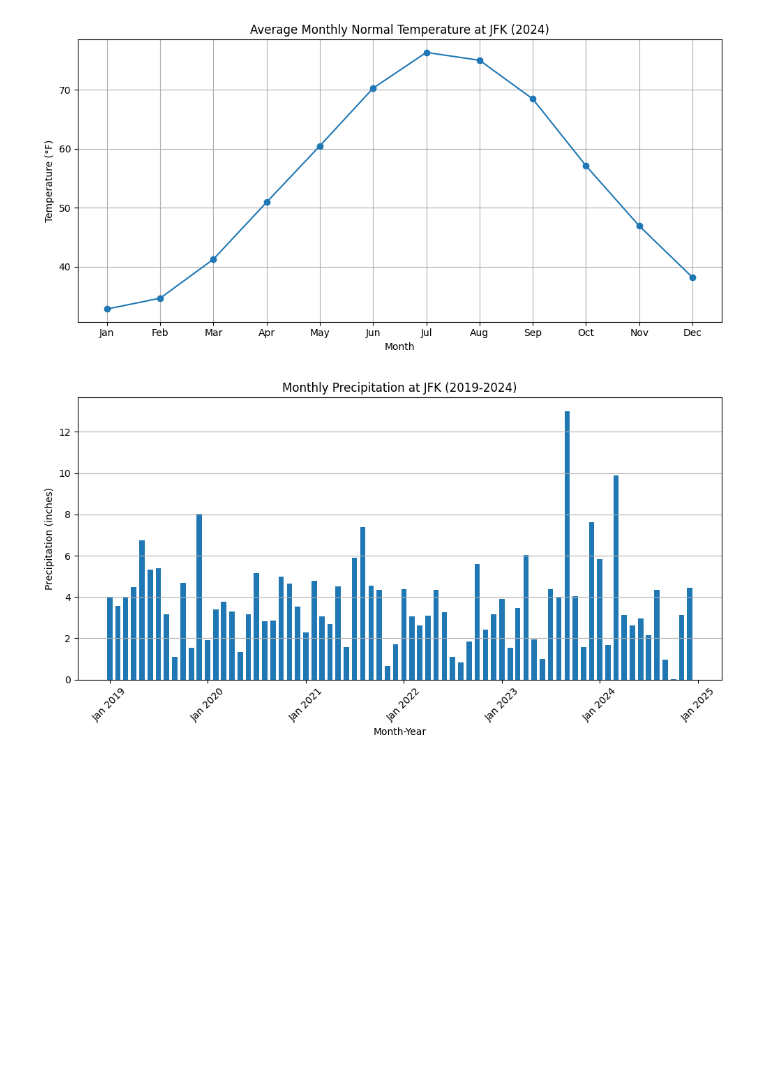
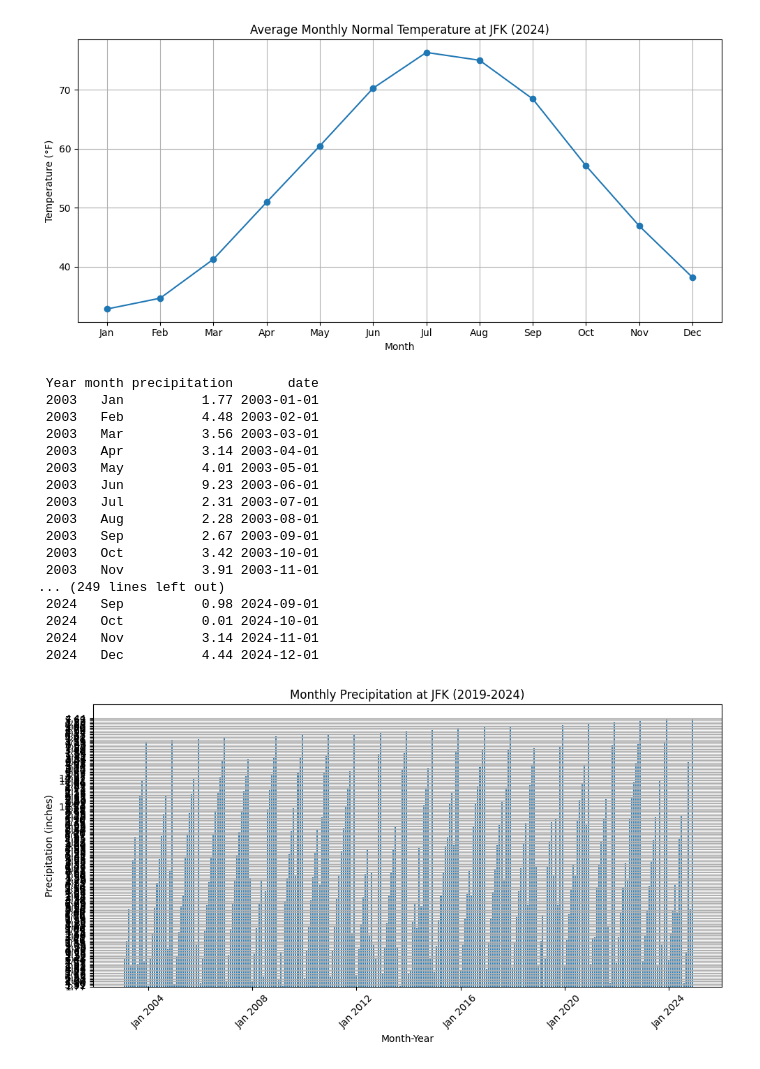
Before and after one commit to dkevin5542/CS506_Final_Project, a Jupyter notebook: code/eda.ipynb, the cells around one changed output. Saved outputs shown, nothing was run; the diff lists cells and outputs as text; code cells hidden in the pictures; blank space fills up the shorter version.

Commit message:
added 21 years of data

```diff
--- a/code/eda.ipynb
+++ b/code/eda.ipynb
@@ -155,10 +155,10 @@ Dec: 38.17°F
 [figure]
 # %%
 # load the file for precipitation
-precip_path = "../data/raw/raw data/JFKWeatherData/monthly_total_precipitation5.csv"
+precip_path = "../data/raw/raw data/JFKWeatherData/monthly_total_precipitation21.csv"
 
 # read the file without header
-df = pd.read_csv(precip_path, skiprows=1)
+df = pd.read_csv(precip_path, skiprows=2)
 # strip all column names to remove hidden characters
 df.columns = df.columns.str.strip()
 # drop the summary rows at the bottom. only keep year column
@@ -169,37 +169,62 @@ if "Annual" in df.columns:
 
 # Convert 'Year' column to int
 df["Year"] = df["Year"].astype(int)
 
 # convert wide to long format
 precip_long = df.melt(id_vars=["Year"],
                              var_name="month",
                              value_name="precipitation")
 
 # create the month labels
 months = ["Jan", "Feb", "Mar", "Apr", "May", "Jun",
           "Jul", "Aug", "Sep", "Oct", "Nov", "Dec"]
 precip_long["month"] = pd.Categorical(precip_long["month"], categories=months, ordered=True)
 
-# create datetime col
-month_num = precip_long["month"].cat.codes + 1
-precip_long["date"] = pd.to_datetime(dict(year=precip_long["Year"], month=month_num, day=1))
+# safely convert to datetime
+precip_long = precip_long.dropna(subset=["Year", "month"])
+precip_long["month_num"] = precip_long["month"].cat.codes + 1
+precip_long["Year"] = precip_long["Year"].astype(int)
+precip_long["month_num"] = precip_long["month_num"].astype(int)
+
+precip_long["date"] = pd.to_datetime({
+    "year": precip_long["Year"],
+    "month": precip_long["month_num"],
+    "day": 1
+})
 
 print(precip_long[["Year", "month", "precipitation", "date"]].sort_values("date").to_string(index=False))
 
 # plot the graph
 plt.figure(figsize=(10, 5))
 plt.bar(precip_long["date"], precip_long["precipitation"], width=20)
 plt.title("Monthly Precipitation at JFK (2019-2024)")
 plt.xlabel("Month-Year")
 plt.ylabel("Precipitation (inches)")
 plt.grid(axis='y')
 plt.tight_layout()
 # format x-axis as "Mon YYYY"
 plt.gca().xaxis.set_major_formatter(mdates.DateFormatter('%b %Y'))
 plt.xticks(rotation=45)
 plt.show()
 # %% [output]
+ Year month precipitation       date
+ 2003   Jan          1.77 2003-01-01
+ 2003   Feb          4.48 2003-02-01
+ 2003   Mar          3.56 2003-03-01
+ 2003   Apr          3.14 2003-04-01
+ 2003   May          4.01 2003-05-01
+ 2003   Jun          9.23 2003-06-01
+ 2003   Jul          2.31 2003-07-01
+ 2003   Aug          2.28 2003-08-01
+ 2003   Sep          2.67 2003-09-01
+ 2003   Oct          3.42 2003-10-01
+ 2003   Nov          3.91 2003-11-01
+... (249 lines left out)
+ 2024   Sep          0.98 2024-09-01
+ 2024   Oct          0.01 2024-10-01
+ 2024   Nov          3.14 2024-11-01
+ 2024   Dec          4.44 2024-12-01
-[figure, old version]
+[figure, new version]
 # %%
 import plotly.express as px
 import plotly.io as pio
```
Also changed, not shown: parts of 5 cells of this notebook.
